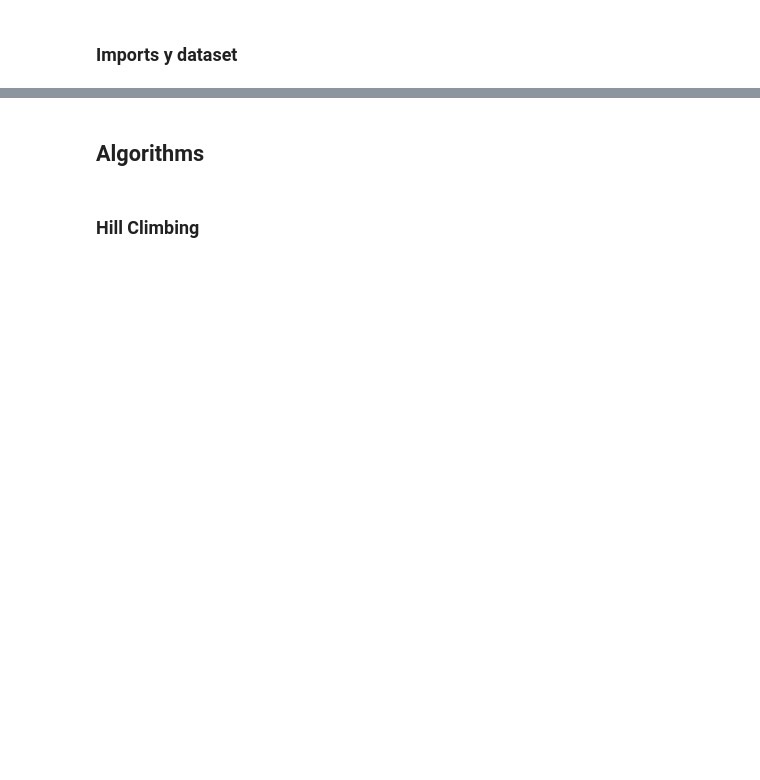
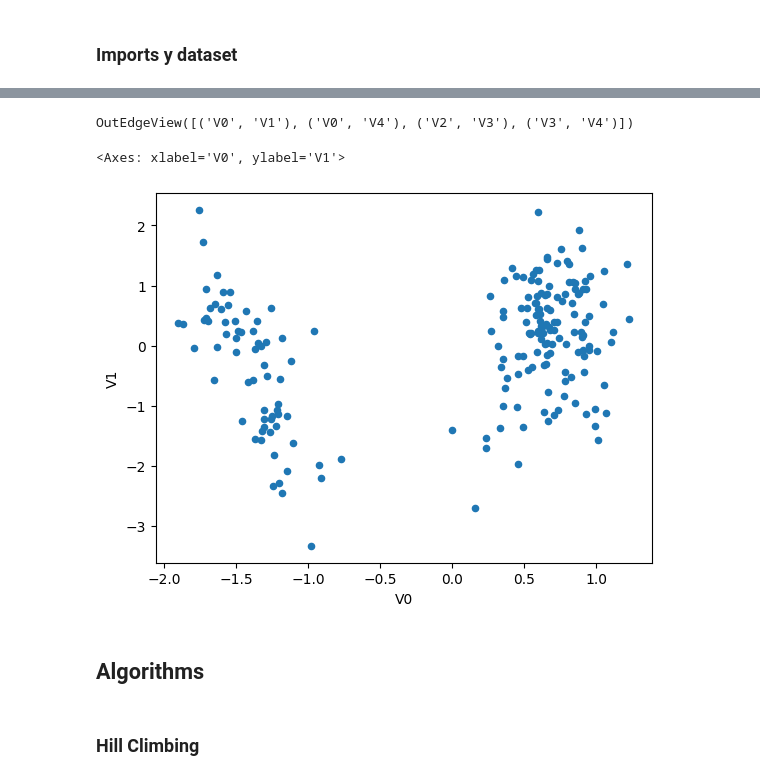
Before and after one commit to JoaquinMateosBarroso/Causal-Inference, a Jupyter notebook: code/comparisons/CausalDiscoveryWithLibraries.ipynb, the cells around one changed output, grey strips where cells are left out. Drawn from its saved outputs; the diff is of its cells as text; code cells hidden in the pictures; blank space fills up the shorter version.

```diff
--- a/code/comparisons/structureLearningWithLibraries.ipynb
+++ b/code/comparisons/CausalDiscoveryWithLibraries.ipynb
@@ -15,3 +25,12 @@ numberOfSamplesPerDataset = 200
+# %%
+graphs[0].edges
+# %% [output]
+OutEdgeView([('V0', 'V1'), ('V0', 'V4'), ('V2', 'V3'), ('V3', 'V4')])
+# %%
+datasets[0].plot.scatter(x='V0', y='V1')
+# %% [output]
+<Axes: xlabel='V0', ylabel='V1'>
+[figure, added]
 # %%
 data1 = pd.read_csv("/home/joaquin/Documents/Asignaturas/TFG UCO/Introduction-to-Causal-Inference/datasets/heart-disease(320k_rows)/2022/heart_2022_no_nans.csv")
 data2 = pd.read_csv("/home/joaquin/Documents/Asignaturas/TFG UCO/Introduction-to-Causal-Inference/datasets/Agriculture Crop Yield(1M_rows)/crop_yield.csv")
```
Also changed, not shown: parts of 5 cells of this notebook, 1 other file.
